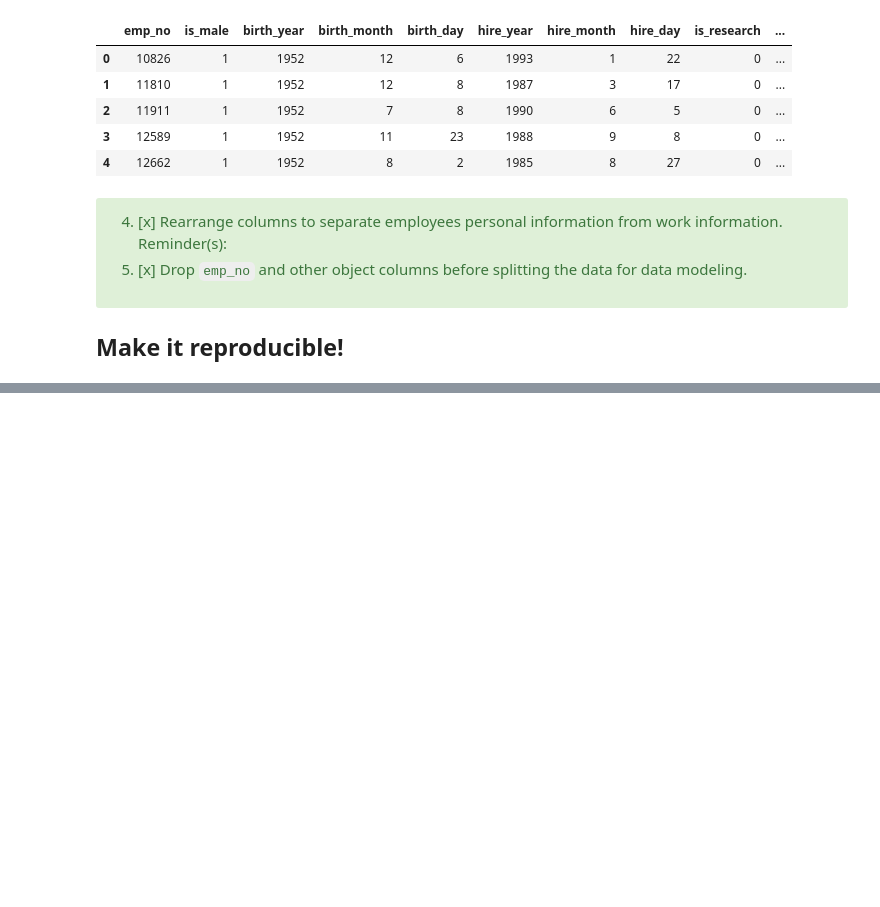
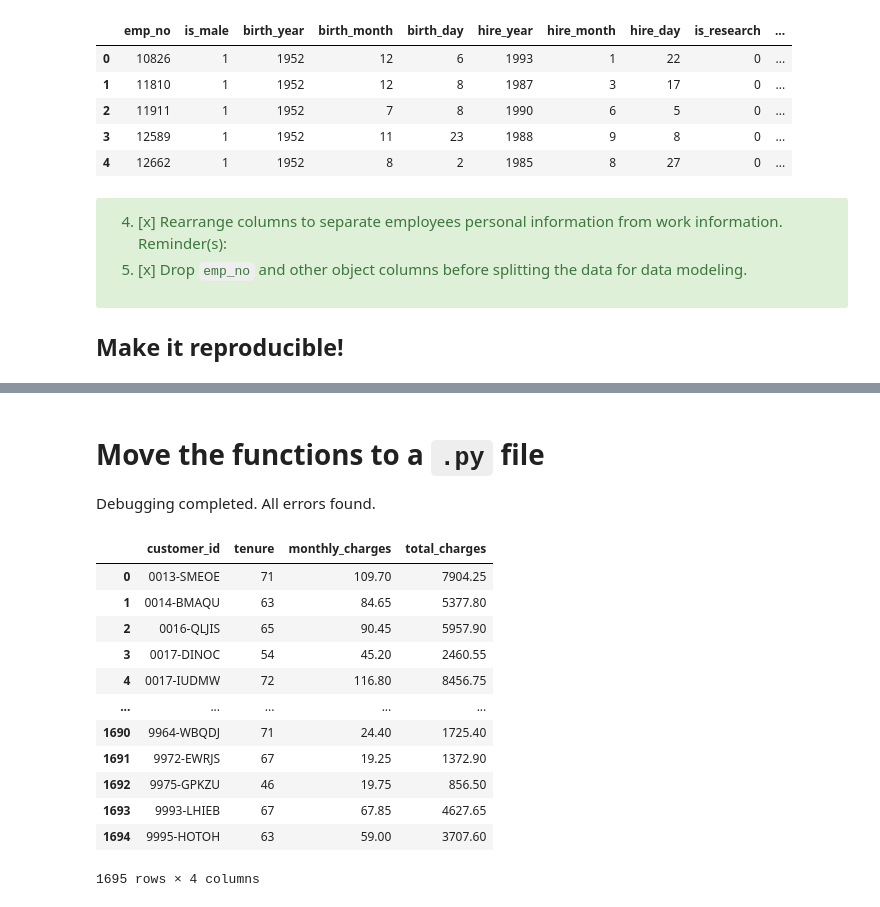
Before and after one commit to Promeos/regression-exercises, a Jupyter notebook: preprocessing-notes.ipynb, the cells around one changed output, grey strips where cells are left out. Drawn from its saved outputs; the diff is of its cells as text; code cells hidden in the pictures; blank space fills up the shorter version.

```diff
--- a/preprocessing-notes.ipynb
+++ b/preprocessing-notes.ipynb
@@ -327,0 +740,3 @@ from sklearn.model_selection import train_test_split
+# %% [markdown]
+# Move the functions to a `.py` file
+Debugging completed. All errors found.
@@ -327,0 +745,18 @@ from sklearn.model_selection import train_test_split
+# %%
+df = wrangle.wrangle_telco()
+# %%
+df
+# %% [output]
+|  | customer_id | tenure | monthly_charges | total_charges |
+| 0 | 0013-SMEOE | 71 | 109.70 | 7904.25 |
+| 1 | 0014-BMAQU | 63 | 84.65 | 5377.80 |
+| 2 | 0016-QLJIS | 65 | 90.45 | 5957.90 |
+| 3 | 0017-DINOC | 54 | 45.20 | 2460.55 |
+| 4 | 0017-IUDMW | 72 | 116.80 | 8456.75 |
+| ... | ... | ... | ... | ... |
+| 1690 | 9964-WBQDJ | 71 | 24.40 | 1725.40 |
+| 1691 | 9972-EWRJS | 67 | 19.25 | 1372.90 |
+| 1692 | 9975-GPKZU | 46 | 19.75 | 856.50 |
+| 1693 | 9993-LHIEB | 67 | 67.85 | 4627.65 |
+| 1694 | 9995-HOTOH | 63 | 59.00 | 3707.60 |
+1695 rows × 4 columns
```
Also changed, not shown: parts of 61 cells of this notebook, 1 other file.
